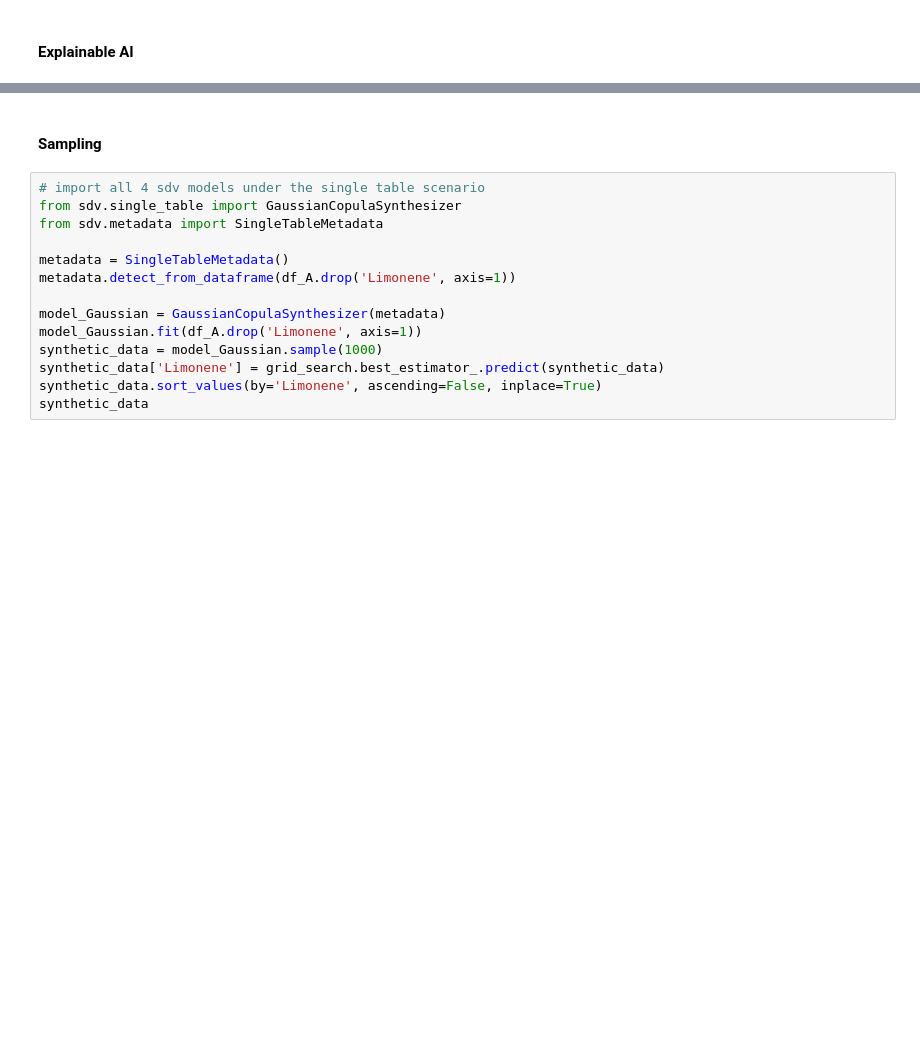
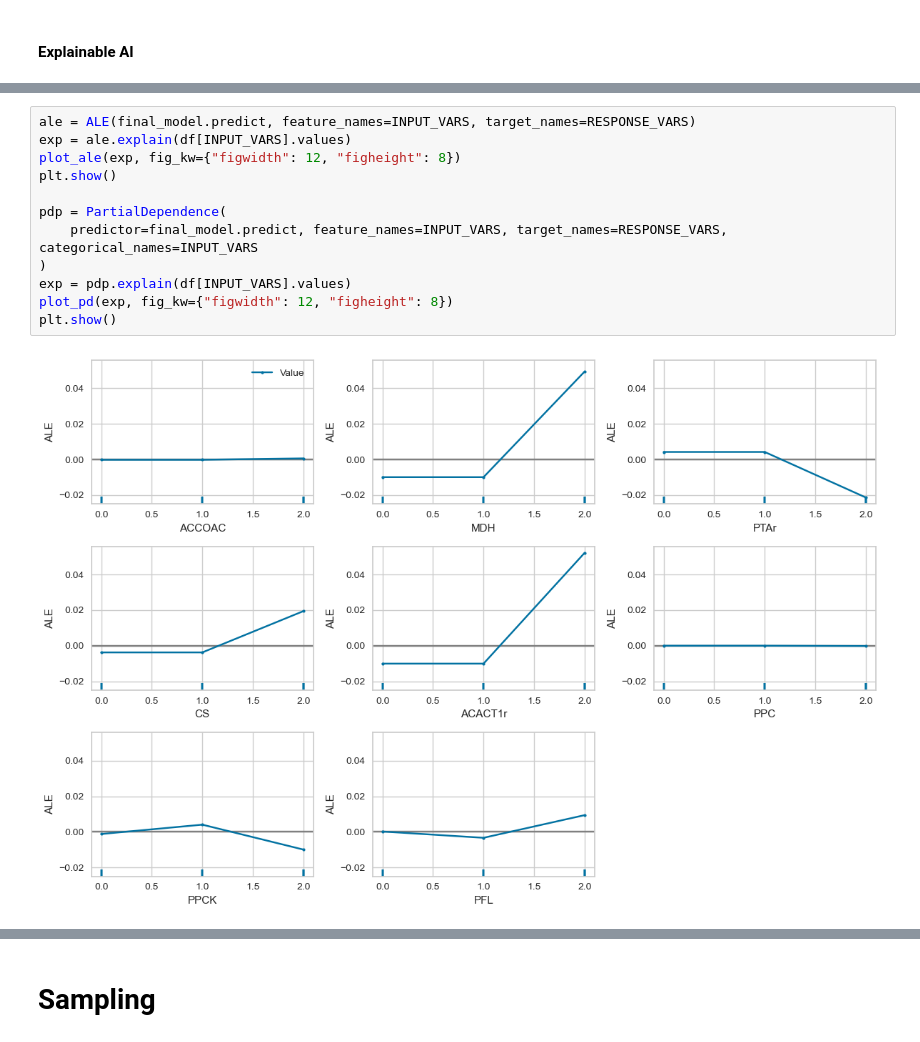
Before and after one commit to costasmexis/straindesignXAI, a Jupyter notebook: notebooks/Isoprenol_manual.ipynb, the cells around one changed output, grey strips where cells are left out. Drawn from its saved outputs; the diff is of its cells as text; blank space fills up the shorter version.

```diff
--- a/notebooks/Isoprenol_manual.ipynb
+++ b/notebooks/Isoprenol_manual.ipynb
@@ -152,0 +86,14 @@ shap.plots.heatmap(shap_values, instance_order=shap_values.sum(1), plot_width=6)
+# %%
+ale = ALE(final_model.predict, feature_names=INPUT_VARS, target_names=RESPONSE_VARS)
+exp = ale.explain(df[INPUT_VARS].values)
+plot_ale(exp, fig_kw={"figwidth": 12, "figheight": 8})
+plt.show()
+
+pdp = PartialDependence(
+    predictor=final_model.predict, feature_names=INPUT_VARS, target_names=RESPONSE_VARS, categorical_names=INPUT_VARS
+)
+exp = pdp.explain(df[INPUT_VARS].values)
+plot_pd(exp, fig_kw={"figwidth": 12, "figheight": 8})
+plt.show()
+# %% [output]
+[figure, added]
@@ -153,16 +101,2 @@ shap.plots.heatmap(shap_values, instance_order=shap_values.sum(1), plot_width=6)
 # %% [markdown]
-#### Sampling
+# Sampling
-# %%
-# import all 4 sdv models under the single table scenario
-from sdv.single_table import GaussianCopulaSynthesizer
-from sdv.metadata import SingleTableMetadata
-
-metadata = SingleTableMetadata()
-metadata.detect_from_dataframe(df_A.drop('Limonene', axis=1))
-
-model_Gaussian = GaussianCopulaSynthesizer(metadata)
-model_Gaussian.fit(df_A.drop('Limonene', axis=1))
-synthetic_data = model_Gaussian.sample(1000)
-synthetic_data['Limonene'] = grid_search.best_estimator_.predict(synthetic_data)
-synthetic_data.sort_values(by='Limonene', ascending=False, inplace=True)
-synthetic_data
```
Also changed, not shown: parts of 11 cells of this notebook, 5 other files.
